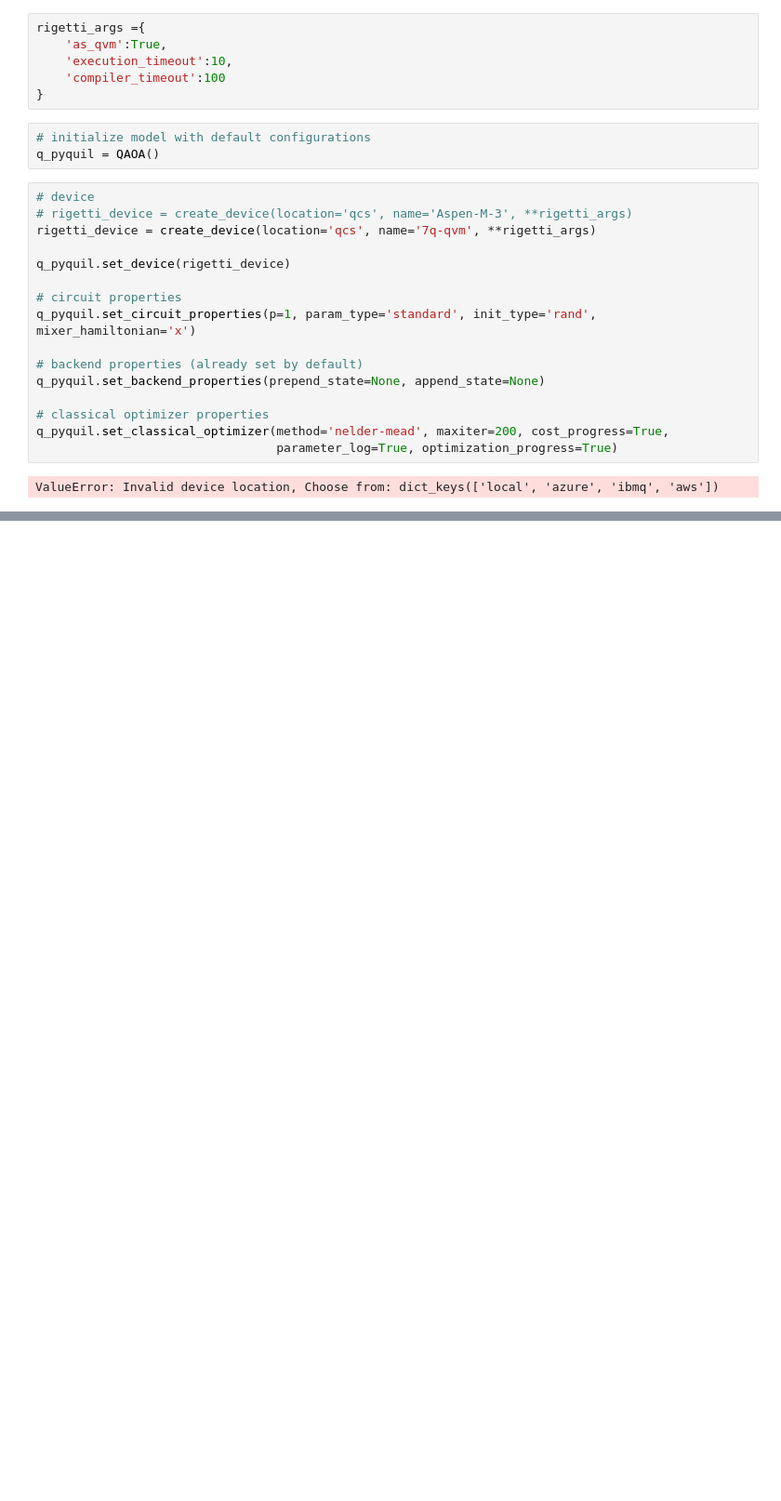
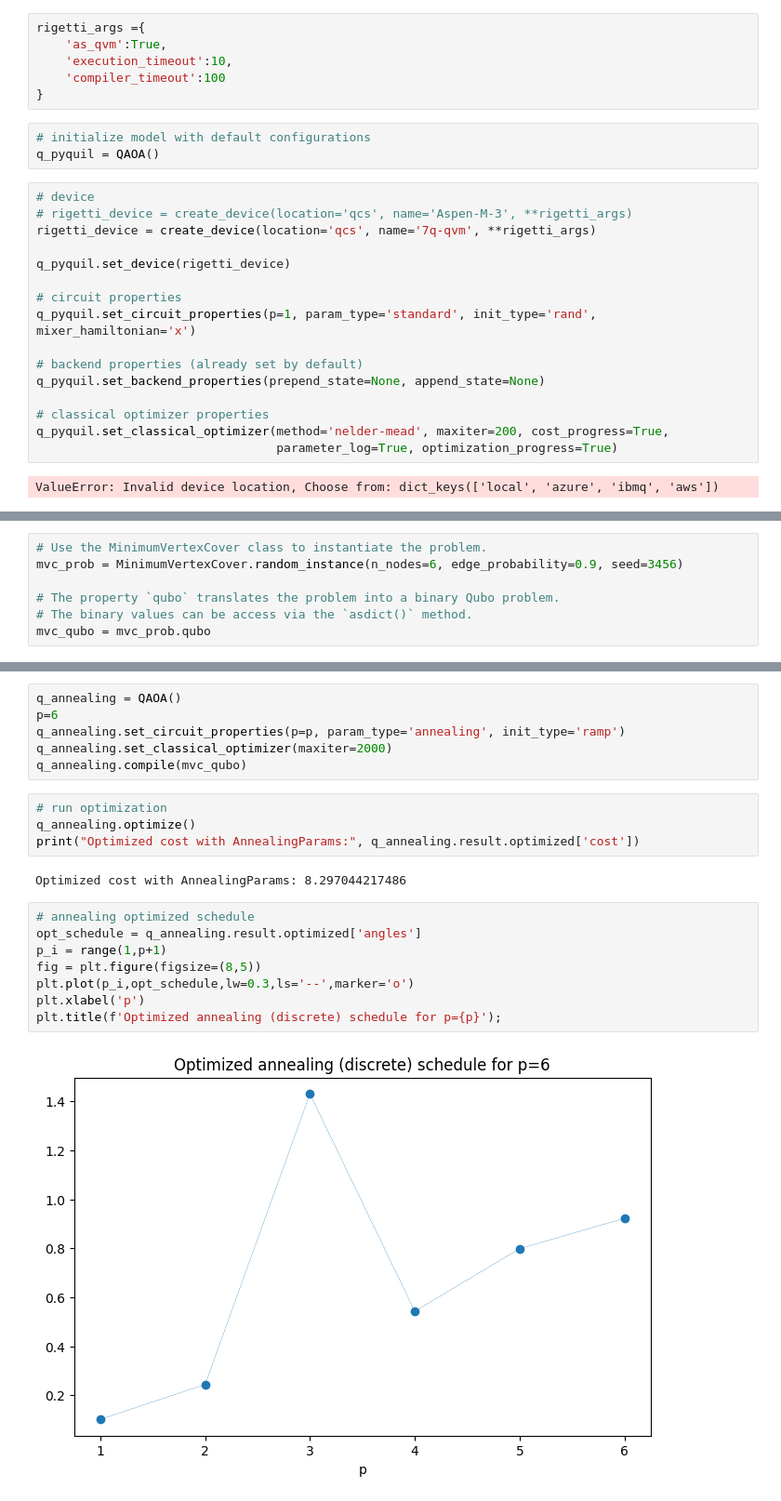
Before and after one commit to gzquse/DEAL_QUBO, a Jupyter notebook: explore/openqaoa.ipynb, the cells around one changed output, grey strips where cells are left out. Shown at 93% size. Saved outputs shown, nothing was run; the diff lists cells and outputs as text; blank space fills up the shorter version.

```diff
--- a/explore/openqaoa.ipynb
+++ b/explore/openqaoa.ipynb
@@ -278,0 +403,7 @@ ValueError: Invalid device location, Choose from: dict_keys(['local', 'azure', '
+# %%
+# Use the MinimumVertexCover class to instantiate the problem.
+mvc_prob = MinimumVertexCover.random_instance(n_nodes=6, edge_probability=0.9, seed=3456)
+
+# The property `qubo` translates the problem into a binary Qubo problem.
+# The binary values can be access via the `asdict()` method.
+mvc_qubo = mvc_prob.qubo
@@ -278,0 +427,22 @@ ValueError: Invalid device location, Choose from: dict_keys(['local', 'azure', '
+# %%
+q_annealing = QAOA()
+p=6
+q_annealing.set_circuit_properties(p=p, param_type='annealing', init_type='ramp')
+q_annealing.set_classical_optimizer(maxiter=2000)
+q_annealing.compile(mvc_qubo)
+# %%
+# run optimization
+q_annealing.optimize()
+print("Optimized cost with AnnealingParams:", q_annealing.result.optimized['cost'])
+# %% [output]
+Optimized cost with AnnealingParams: 8.297044217486
+# %%
+# annealing optimized schedule
+opt_schedule = q_annealing.result.optimized['angles']
+p_i = range(1,p+1)
+fig = plt.figure(figsize=(8,5))
+plt.plot(p_i,opt_schedule,lw=0.3,ls='--',marker='o')
+plt.xlabel('p')
+plt.title(f'Optimized annealing (discrete) schedule for p={p}');
+# %% [output]
+[figure, added]
```
Also changed, not shown: parts of 98 cells of this notebook, 6 other files.
